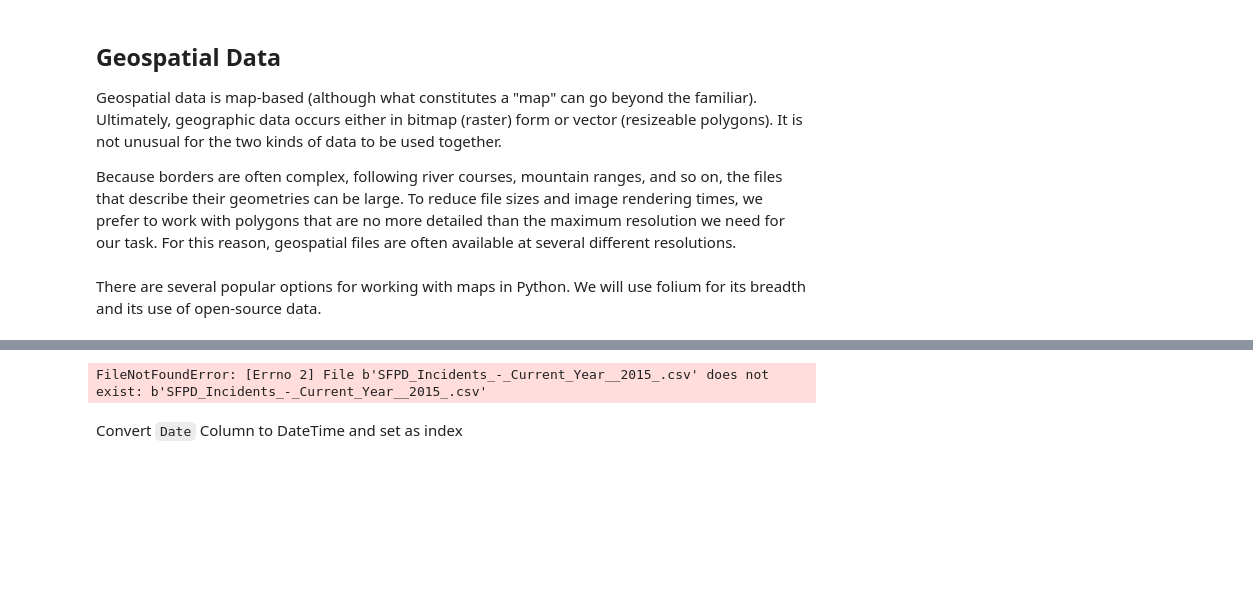
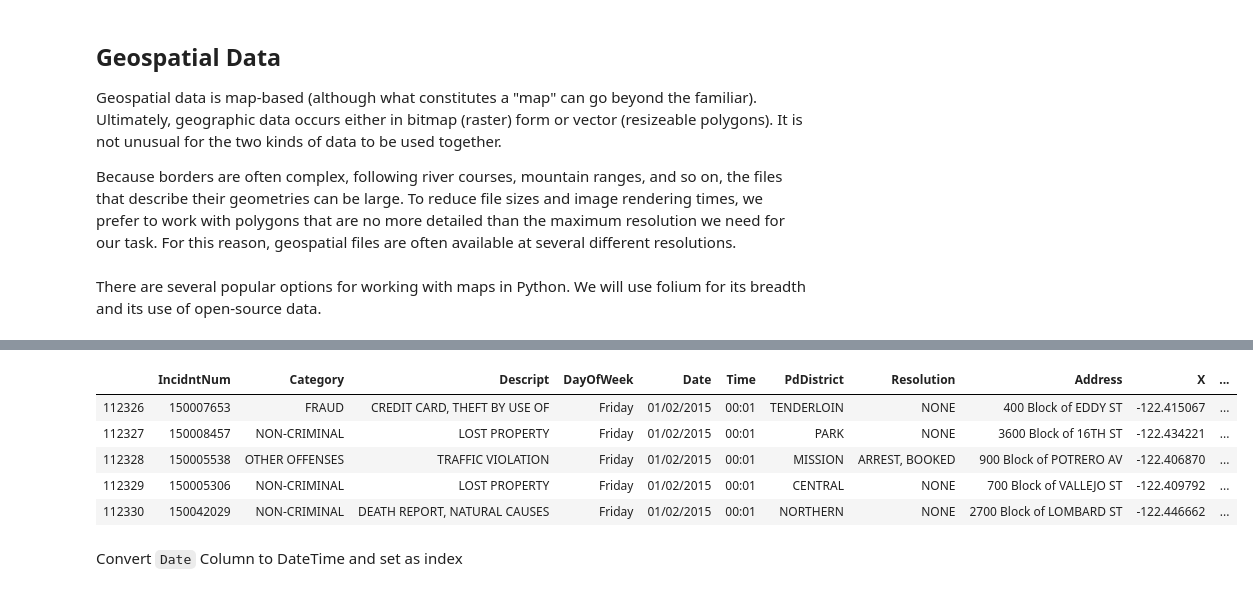
Before and after one commit to allenj813/DS-SYD-PT-24FEB, a Jupyter notebook: Module_3/Labs/IOD_Lab 3.1.2 vAJ.ipynb, the cells around one changed output, grey strips where cells are left out. Cells and saved outputs as stored; diff of their text form; code cells hidden in the pictures; blank space fills up the shorter version.

```diff
--- a/Module_3/Labs/IOD_Lab 3.1.2 vAJ.ipynb
+++ b/Module_3/Labs/IOD_Lab 3.1.2 vAJ.ipynb
@@ -359,8 +440,14 @@ Successfully installed branca-0.4.0 folium-0.10.1
 # %%
 # Read SF Incidents data
-crime_csv = 'SFPD_Incidents_-_Current_Year__2015_.csv'
-pd.read_csv(crime_csv)
+crime = pd.read_csv('../../DATA/SFPD_Incidents-Current_Year_2015.csv')
+crime.head()
+crime.tail()
 # %% [output]
-FileNotFoundError: [Errno 2] File b'SFPD_Incidents_-_Current_Year__2015_.csv' does not exist: b'SFPD_Incidents_-_Current_Year__2015_.csv'
+|  | IncidntNum | Category | Descript | DayOfWeek | Date | Time | PdDistrict | Resolution | Address | X | ... |
+| 112326 | 150007653 | FRAUD | CREDIT CARD, THEFT BY USE OF | Friday | 01/02/2015 | 00:01 | TENDERLOIN | NONE | 400 Block of EDDY ST | -122.415067 | ... |
+| 112327 | 150008457 | NON-CRIMINAL | LOST PROPERTY | Friday | 01/02/2015 | 00:01 | PARK | NONE | 3600 Block of 16TH ST | -122.434221 | ... |
+| 112328 | 150005538 | OTHER OFFENSES | TRAFFIC VIOLATION | Friday | 01/02/2015 | 00:01 | MISSION | ARREST, BOOKED | 900 Block of POTRERO AV | -122.406870 | ... |
+| 112329 | 150005306 | NON-CRIMINAL | LOST PROPERTY | Friday | 01/02/2015 | 00:01 | CENTRAL | NONE | 700 Block of VALLEJO ST | -122.409792 | ... |
+| 112330 | 150042029 | NON-CRIMINAL | DEATH REPORT, NATURAL CAUSES | Friday | 01/02/2015 | 00:01 | NORTHERN | NONE | 2700 Block of LOMBARD ST | -122.446662 | ... |
 # %% [markdown]
 Convert `Date` Column to DateTime and set as index
```
Also changed, not shown: parts of 28 cells of this notebook, 5 other files.
